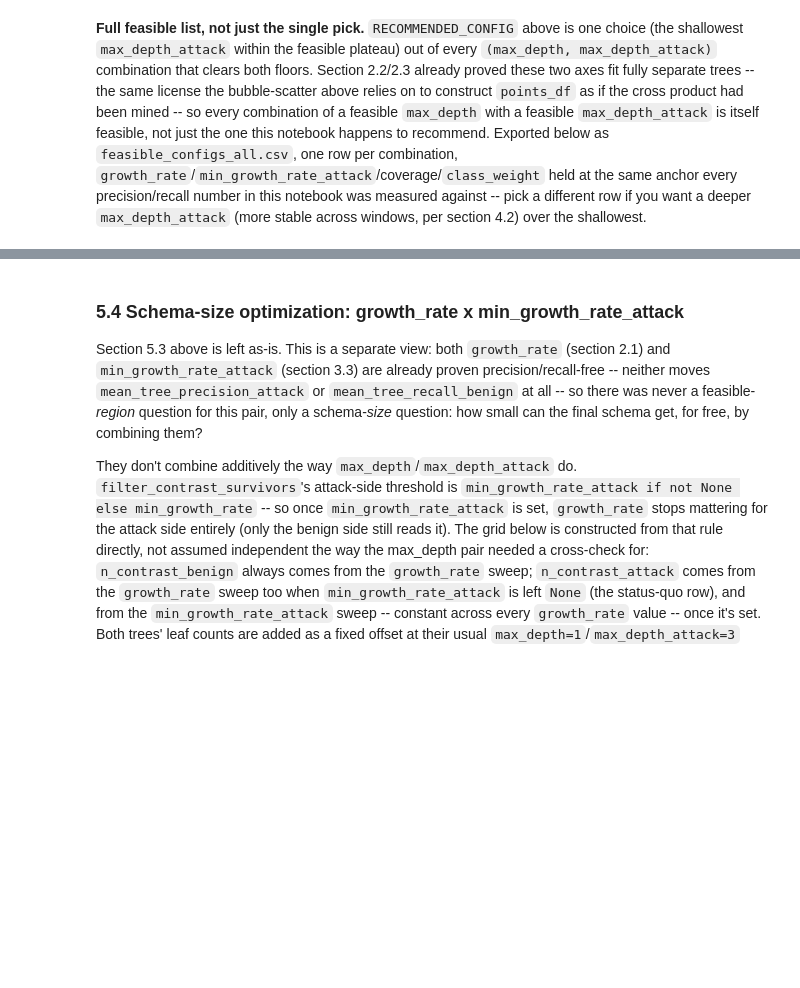
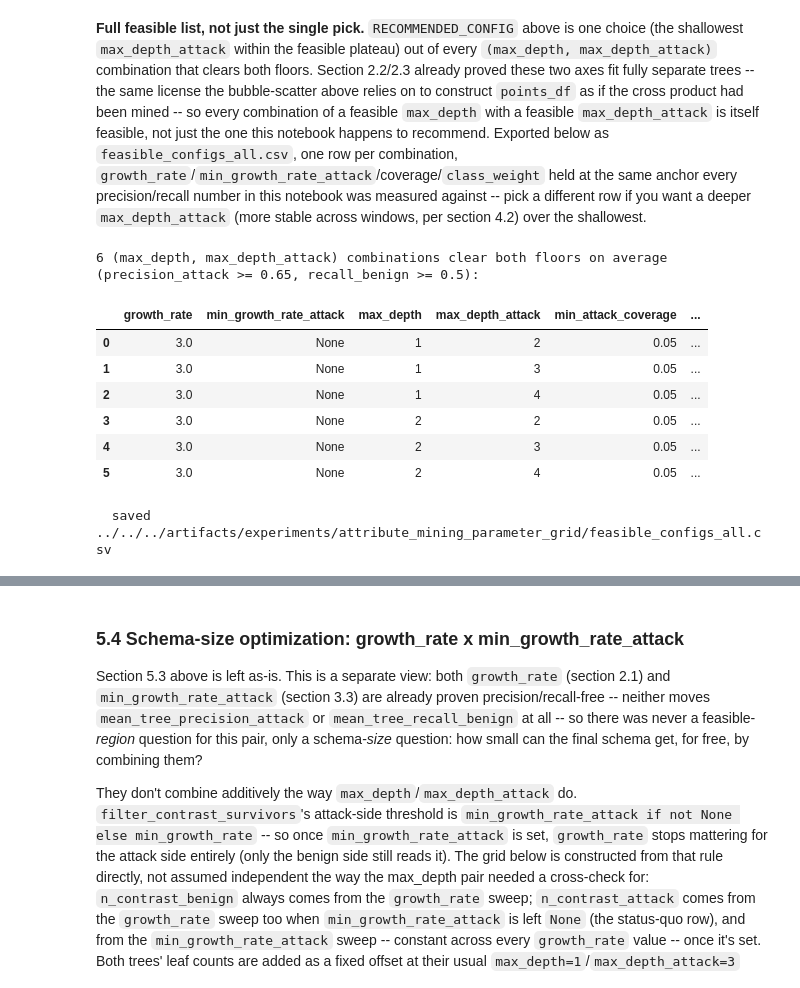
Before and after one commit to annaneliaa/msc-thesis, a Jupyter notebook: src/thesis/notebooks/attribute_mining_sweep_eda.ipynb, the cells around one changed output, grey strips where cells are left out. Drawn from its saved outputs; the diff is of its cells as text; code cells hidden in the pictures; blank space fills up the shorter version.

Commit message:
adding config list at he end

```diff
--- a/src/thesis/notebooks/attribute_mining_sweep_eda.ipynb
+++ b/src/thesis/notebooks/attribute_mining_sweep_eda.ipynb
@@ -1418,34 +1423,52 @@ per section 4.2) over the shallowest.
 # %%
 feasible_points = points_df[
     (points_df["precision_attack"] >= PRECISION_ATTACK_FLOOR)
     & (points_df["recall_benign"] >= RECALL_BENIGN_FLOOR)
 ]
 feasible_all_df = (
     feasible_points.groupby(["max_depth", "max_depth_attack"])[["precision_attack", "recall_benign", "n_features"]]
     .mean().round(3).reset_index()
 )
+# Stability, not just the mean -- points_df is already a gran-level mean (no window-level
+# std), so pull the real per-window std straight from md_sweep_full/mda_sweep_full the
+# same way section 4.1/4.2 report it, and attach per max_depth / max_depth_attack.
+recall_std = md_sweep_full.groupby("max_depth")["mean_tree_recall_benign"].std().round(3)
+precision_std = mda_sweep_full.groupby("max_depth_attack")["mean_tree_precision_attack"].std().round(3)
+feasible_all_df["recall_benign_std"] = feasible_all_df["max_depth"].map(recall_std)
+feasible_all_df["precision_attack_std"] = feasible_all_df["max_depth_attack"].map(precision_std)
+
 for col, val in [
     ("growth_rate", STEP1_ANCHOR_GROWTH_RATE),
     ("min_growth_rate_attack", None),
     ("min_attack_coverage", STEP1_ANCHOR_ATTACK_COVERAGE),
     ("min_benign_coverage", STEP1_ANCHOR_BENIGN_COVERAGE),
     ("class_weight", STEP2_ANCHOR_CLASS_WEIGHT),
     ("min_samples_leaf", STEP2_ANCHOR_MIN_SAMPLES_LEAF),
 ]:
     feasible_all_df[col] = val
 feasible_all_df = feasible_all_df[[
     "growth_rate", "min_growth_rate_attack", "max_depth", "max_depth_attack",
     "min_attack_coverage", "min_benign_coverage", "class_weight", "min_samples_leaf",
-    "precision_attack", "recall_benign", "n_features",
-]].sort_values(["max_depth_attack"]).reset_index(drop=True)
+    "precision_attack", "precision_attack_std", "recall_benign", "recall_benign_std", "n_features",
+]].sort_values(["max_depth", "max_depth_attack"]).reset_index(drop=True)
 
-print(f"{len(feasible_all_df)} (max_depth, max_depth_attack) combinations clear both floors "
+print(f"{len(feasible_all_df)} (max_depth, max_depth_attack) combinations clear both floors on average "
       f"(precision_attack >= {PRECISION_ATTACK_FLOOR}, recall_benign >= {RECALL_BENIGN_FLOOR}):")
 display(feasible_all_df)
 
 FEASIBLE_CONFIGS_ALL_PATH = Path(
     "../../../artifacts/experiments/attribute_mining_parameter_grid/feasible_configs_all.csv"
 )
 feasible_all_df.to_csv(FEASIBLE_CONFIGS_ALL_PATH, index=False)
 print(f"\n  saved {FEASIBLE_CONFIGS_ALL_PATH}")
+# %% [output]
+6 (max_depth, max_depth_attack) combinations clear both floors on average (precision_attack >= 0.65, recall_benign >= 0.5):
+|  | growth_rate | min_growth_rate_attack | max_depth | max_depth_attack | min_attack_coverage | ... |
+| 0 | 3.0 | None | 1 | 2 | 0.05 | ... |
+| 1 | 3.0 | None | 1 | 3 | 0.05 | ... |
+| 2 | 3.0 | None | 1 | 4 | 0.05 | ... |
+| 3 | 3.0 | None | 2 | 2 | 0.05 | ... |
+| 4 | 3.0 | None | 2 | 3 | 0.05 | ... |
+| 5 | 3.0 | None | 2 | 4 | 0.05 | ... |
+  saved ../../../artifacts/experiments/attribute_mining_parameter_grid/feasible_configs_all.csv
 # %% [markdown]
```
Also changed, not shown: parts of 2 cells of this notebook.
